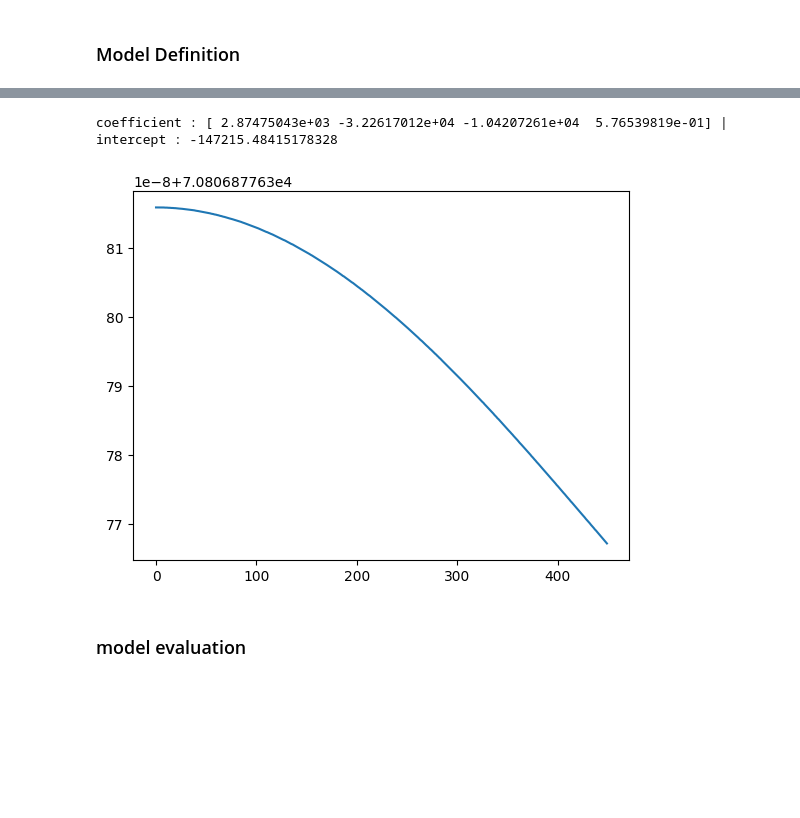
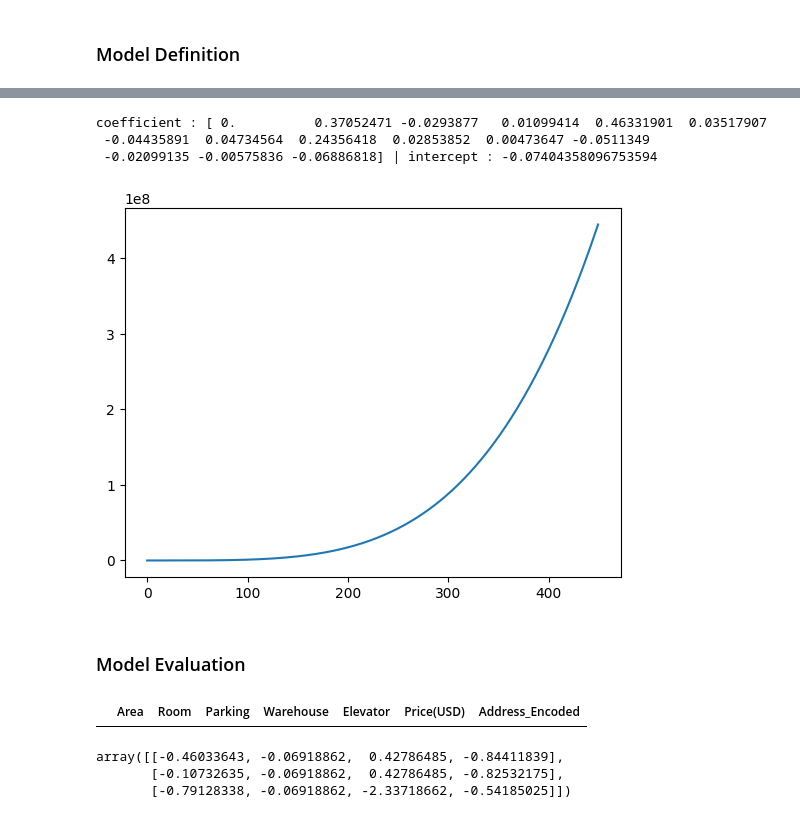
Before and after one commit to fahime9407/predict-housePrice, a Jupyter notebook: main.ipynb, the cells around one changed output, grey strips where cells are left out. Drawn from its saved outputs; the diff is of its cells as text; code cells hidden in the pictures; blank space fills up the shorter version.

```diff
--- a/main.ipynb
+++ b/main.ipynb
@@ -65,6 +66,6 @@ plt.show()
 # %%
-# this cell drops outlier datas, I determined that if value of "Area" is more than 480 It is outlier.
-Q3 = cdf["Area"].quantile(0.95)
+# this cell drops outlier datas, I determined that if value of "Area" is more than 300 It is outlier.
+Q3 = cdf["Area"].quantile(0.75)
 IQR = Q3
 upper_bound = Q3 + 1.5 * IQR
 
@@ -161,3 +158,9 @@ plt.show()
 # we use features with hight correlations for training.
 x_train = np.asanyarray(data_train[["Area", "Room", "Parking", "Address_Encoded"]])
 y_train = np.asanyarray(data_train[["Price(USD)"]])
+# %%
+# this cell normalizes train datas.
+x_scaler = StandardScaler(copy=False)
+y_scaler = StandardScaler(copy=False)
+x_scaler.fit_transform(x_train)
+y_scaler.fit_transform(y_train)
@@ -168,5 +179,5 @@ y_train = np.asanyarray(data_train[["Price(USD)"]])
 # %%
 from sklearn.preprocessing import PolynomialFeatures
 
-poly = PolynomialFeatures(degree=3)
+poly = PolynomialFeatures(degree=2)
 x_train_poly = poly.fit_transform(x_train)
@@ -192,16 +184,27 @@ array([[1.00000000e+00, 6.30000000e+01, 1.00000000e+00, 1.00000000e+00,
 # %%
-model = LinearRegression()
-model.fit(x_train_poly, y_train)
+mymodel = LinearRegression()
+mymodel.fit(x_train_poly, y_train)
 
 print(f"coefficient : {mymodel.coef_[0]} | intercept : {mymodel.intercept_[0]}")
 # %% [output]
-coefficient : [ 2.87475043e+03 -3.22617012e+04 -1.04207261e+04  5.76539819e-01] | intercept : -147215.48415178328
+coefficient : [ 0.          0.37052471 -0.0293877   0.01099414  0.46331901  0.03517907
+ -0.04435891  0.04734564  0.24356418  0.02853852  0.00473647 -0.0511349
+ -0.02099135 -0.00575836 -0.06886818] | intercept : -0.07404358096753594
 # %%
 x = np.arange(0, 450, 1)
-y = model.intercept_[0] + model.coef_[0][0] * x + model.coef_[0][1] * (np.pow(x, 2)) + model.coef_[0][2] * (np.pow(x, 3)) + model.coef_[0][3] * (np.pow(x, 4))
+y = mymodel.intercept_[0] + mymodel.coef_[0][0] * x + mymodel.coef_[0][1] * (np.pow(x, 2)) + mymodel.coef_[0][2] * (np.pow(x, 3)) + mymodel.coef_[0][3] * (np.pow(x, 4))
 plt.plot(x, y)
 plt.show()
 # %% [output]
-[figure, old version]
+[figure, new version]
-# %% [markdown]
-### model evaluation
+# %% [markdown]
+### Model Evaluation
+# %%
+data_test = data_test.copy() # encode address for test data with the means of train data.
+data_test["Address_Encoded"] = data_test["Address"].map(mean_prices)
+data_test = data_test.dropna()
+
+data_test.drop("Address", axis=1, inplace=True)
+data_test.head(0)
+# %% [output]
+|  | Area | Room | Parking | Warehouse | Elevator | Price(USD) | Address_Encoded |
@@ -208 +214,10 @@ plt.show()
+# %%
+x_scaler.transform(x_test) # normalize test data
+y_scaler.transform(y_test)
+
+x_test[:3]
+# %% [output]
+array([[-0.46033643, -0.06918862,  0.42786485, -0.84411839],
+       [-0.10732635, -0.06918862,  0.42786485, -0.82532175],
+       [-0.79128338, -0.06918862, -2.33718662, -0.54185025]])
 # %%
```
Also changed, not shown: parts of 17 cells of this notebook.
